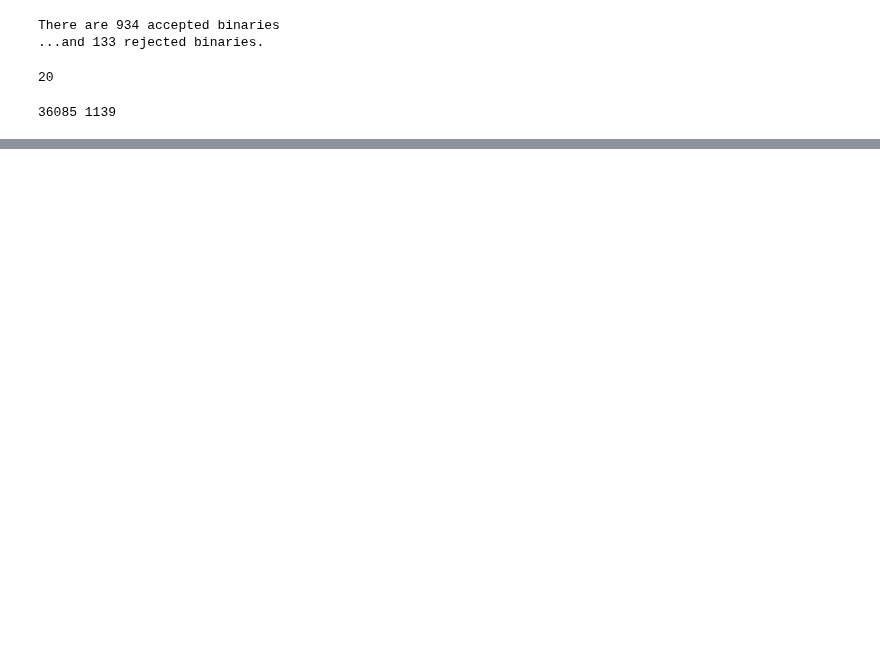
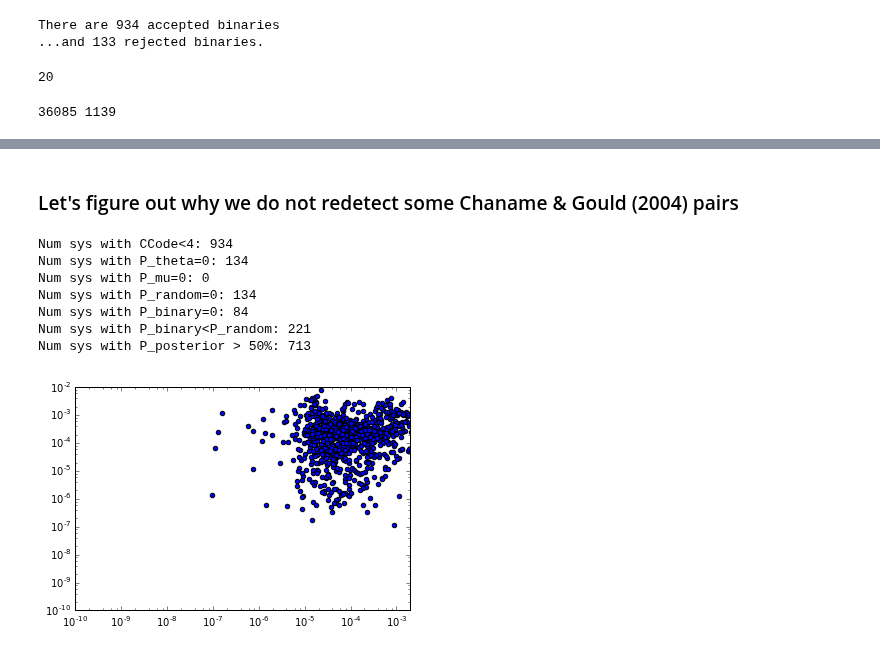
Before and after one commit to astroJeff/gaia_binaries, a Jupyter notebook: notebooks/NLTT.ipynb, the cells around one changed output, grey strips where cells are left out. Saved outputs shown, nothing was run; the diff lists cells and outputs as text; code cells hidden in the pictures; blank space fills up the shorter version.

```diff
--- a/notebooks/NLTT.ipynb
+++ b/notebooks/NLTT.ipynb
@@ -540,0 +952,41 @@ plt.show()
+# %% [markdown]
+### Let's figure out why we do not redetect some Chaname & Gould (2004) pairs
+# %%
+plt.scatter(prob_out_CG['P_theta'], prob_out_CG['P_mu'])
+plt.xlim(1.0e-10, 0.002)
+plt.ylim(1.0e-10, 0.01)
+plt.xscale('log')
+plt.yscale('log')
+
+print "Num sys with CCode<4:", len(np.where(prob_out_CG['CCode']<4)[0])
+
+print "Num sys with P_theta=0:", len(np.where(prob_out_CG['P_theta']==0.)[0])
+print "Num sys with P_mu=0:", len(np.where(prob_out_CG['P_mu']==0.)[0])
+print "Num sys with P_random=0:", len(np.where(prob_out_CG['P_random']==0.)[0])
+ids = np.intersect1d(np.where(prob_out_CG['CCode']<4)[0], \
+                     np.where(prob_out_CG['P_binary']==0.)[0])
+print "Num sys with P_binary=0:", len(ids)
+ids = np.intersect1d(np.where(prob_out_CG['CCode']<4)[0], \
+                     np.where(prob_out_CG['P_binary']<prob_out_CG['P_random'])[0])
+print "Num sys with P_binary<P_random:", len(ids)
+ids = np.intersect1d(np.where(prob_out_CG['CCode']<4)[0], \
+                     np.where(prob_out_CG['P_posterior']>0.5))
+print "Num sys with P_posterior > 50%:", len(ids)
+
+
+
+#plt.hist(prob_out_CG['P_theta'], bins=40, color='b', range=[0,0.002], histtype='step')
+#plt.hist(prob_out_CG['P_mu'], bins=40, color='g', range=[0,0.002], histtype='step')
+
+#plt.hist(prob_out_CG['P_posterior'], color='k', histtype='step', bins=40, range=[0,1.0])
+
+plt.show()
+# %% [output]
+Num sys with CCode<4: 934
+Num sys with P_theta=0: 134
+Num sys with P_mu=0: 0
+Num sys with P_random=0: 134
+Num sys with P_binary=0: 84
+Num sys with P_binary<P_random: 221
+Num sys with P_posterior > 50%: 713
+[figure, added]
```
Also changed, not shown: parts of 25 cells of this notebook.
